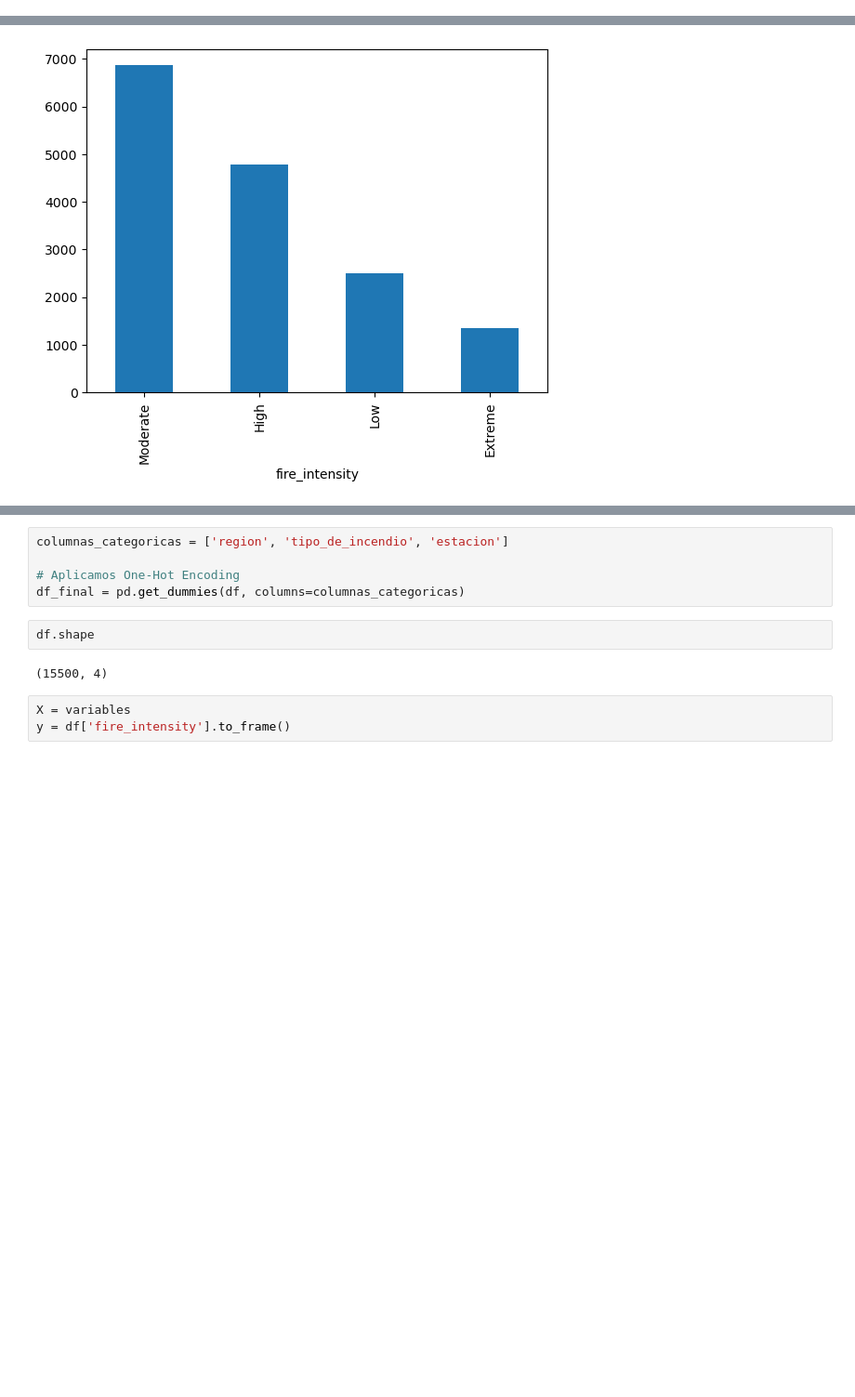
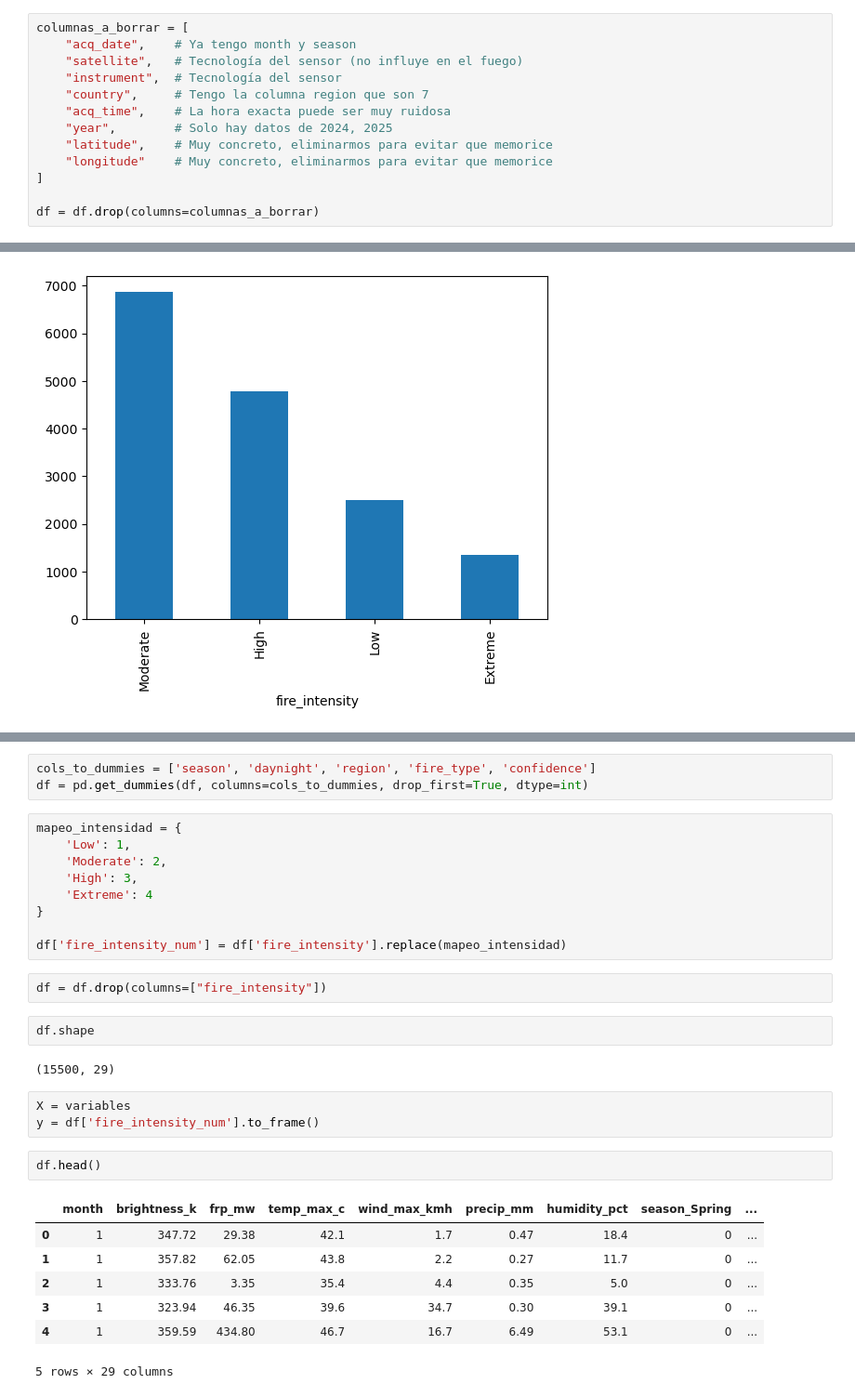
Before and after one commit to carmencnles/CEIABD, a Jupyter notebook: SAA/3ºEVA/TrabajoMatrizdeConfusion/Trabajo_Carmen.ipynb, the cells around one changed output, grey strips where cells are left out. Shown at 93% size. Saved outputs shown, nothing was run; the diff lists cells and outputs as text; blank space fills up the shorter version.

```diff
--- a/SAA/3ºEVA/TrabajoMatrizdeConfusion/Trabajo_Carmen.ipynb
+++ b/SAA/3ºEVA/TrabajoMatrizdeConfusion/Trabajo_Carmen.ipynb
@@ -78,3 +151,16 @@ array(['Moderate', 'High', 'Low', 'Extreme'], dtype=object)
+# %%
+columnas_a_borrar = [
+    "acq_date",    # Ya tengo month y season
+    "satellite",   # Tecnología del sensor (no influye en el fuego)
+    "instrument",  # Tecnología del sensor
+    "country",     # Tengo la columna region que son 7
+    "acq_time",    # La hora exacta puede ser muy ruidosa
+    "year",        # Solo hay datos de 2024, 2025
+    "latitude",    # Muy concreto, eliminarmos para evitar que memorice
+    "longitude"    # Muy concreto, eliminarmos para evitar que memorice
+]
+
+df = df.drop(columns=columnas_a_borrar)
 # %%
 # Variables a escoger con las que voy a trabajar
 # Temperatura maxima, velocidad del viento maxima y precipitación.
@@ -106,12 +215,31 @@ df['fire_intensity'].value_counts().plot(kind='bar')
 # %%
-columnas_categoricas = ['region', 'tipo_de_incendio', 'estacion']
-
-# Aplicamos One-Hot Encoding
-df_final = pd.get_dummies(df, columns=columnas_categoricas)
+cols_to_dummies = ['season', 'daynight', 'region', 'fire_type', 'confidence']
+df = pd.get_dummies(df, columns=cols_to_dummies, drop_first=True, dtype=int)
+# %%
+mapeo_intensidad = {
+    'Low': 1,
+    'Moderate': 2,
+    'High': 3,
+    'Extreme': 4
+}
+
+df['fire_intensity_num'] = df['fire_intensity'].replace(mapeo_intensidad)
+# %%
+df = df.drop(columns=["fire_intensity"])
 # %%
 df.shape
 # %% [output]
-(15500, 4)
+(15500, 29)
 # %%
 X = variables
-y = df['fire_intensity'].to_frame()
+y = df['fire_intensity_num'].to_frame()
+# %%
+df.head()
+# %% [output]
+|  | month | brightness_k | frp_mw | temp_max_c | wind_max_kmh | precip_mm | humidity_pct | season_Spring | ... |
+| 0 | 1 | 347.72 | 29.38 | 42.1 | 1.7 | 0.47 | 18.4 | 0 | ... |
+| 1 | 1 | 357.82 | 62.05 | 43.8 | 2.2 | 0.27 | 11.7 | 0 | ... |
+| 2 | 1 | 333.76 | 3.35 | 35.4 | 4.4 | 0.35 | 5.0 | 0 | ... |
+| 3 | 1 | 323.94 | 46.35 | 39.6 | 34.7 | 0.30 | 39.1 | 0 | ... |
+| 4 | 1 | 359.59 | 434.80 | 46.7 | 16.7 | 6.49 | 53.1 | 0 | ... |
+5 rows × 29 columns
```
Also changed, not shown: parts of 42 cells of this notebook, 1 other file.
